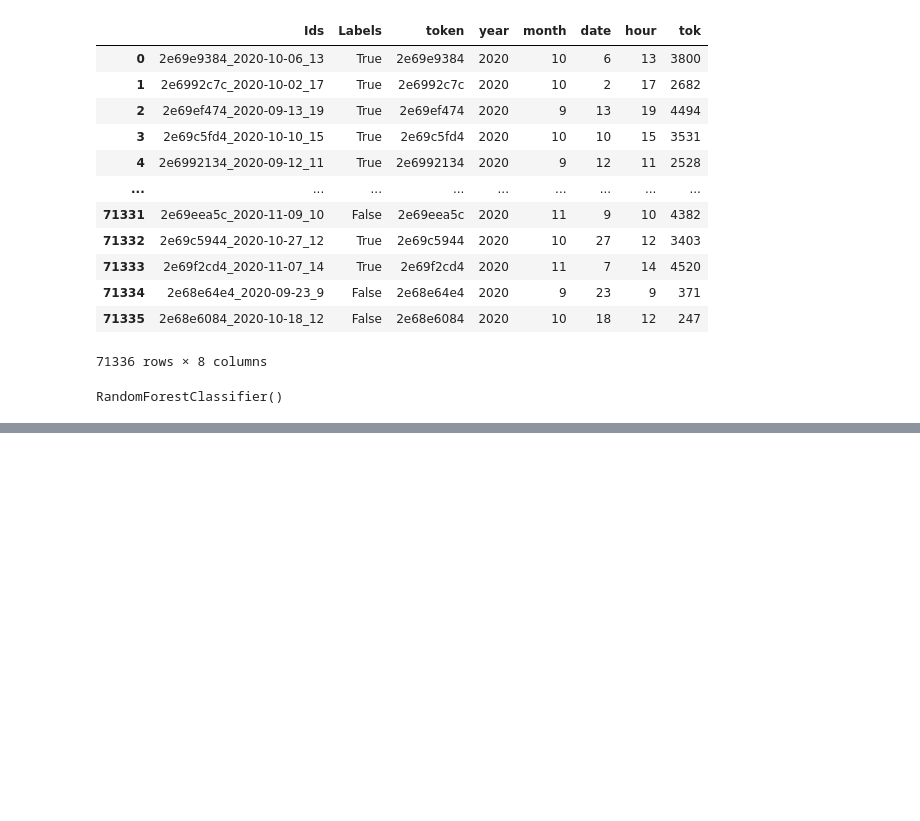
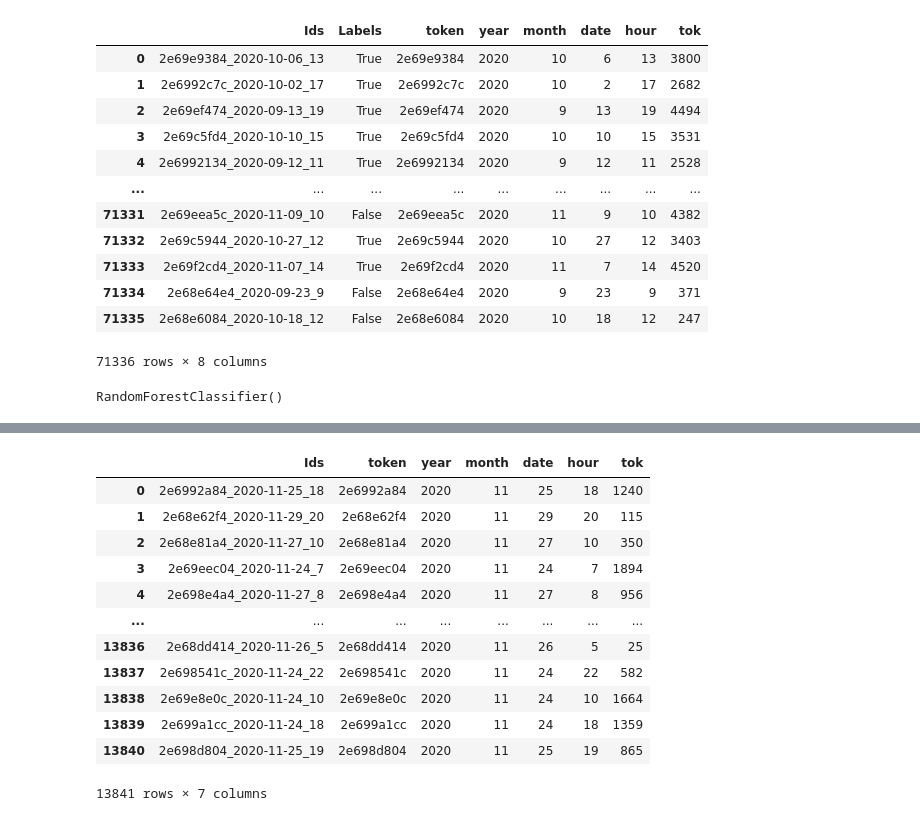
Before and after one commit to shandytp/danthon-dsw2021, a Jupyter notebook: co/code/coba_rf.ipynb, the cells around one changed output, grey strips where cells are left out. Drawn from its saved outputs; the diff is of its cells as text; code cells hidden in the pictures; blank space fills up the shorter version.

Commit message:
add gitignore, preprocessing data test, coba submit

```diff
--- a/co/code/coba_rf.ipynb
+++ b/co/code/coba_rf.ipynb
@@ -62,0 +106,2 @@ Accuracy: 0.6842203635344143
+# %%
+test = pd.read_csv('D:\Sinau\danthon-dsw2021\co\data_pre\data_test_pre.csv')
@@ -62,0 +124,2 @@ Accuracy: 0.6842203635344143
+# %%
+test['tok'] = le.fit_transform(test['token'])
@@ -62,0 +128,16 @@ Accuracy: 0.6842203635344143
+# %%
+test
+# %% [output]
+|  | Ids | token | year | month | date | hour | tok |
+| 0 | 2e6992a84_2020-11-25_18 | 2e6992a84 | 2020 | 11 | 25 | 18 | 1240 |
+| 1 | 2e68e62f4_2020-11-29_20 | 2e68e62f4 | 2020 | 11 | 29 | 20 | 115 |
+| 2 | 2e68e81a4_2020-11-27_10 | 2e68e81a4 | 2020 | 11 | 27 | 10 | 350 |
+| 3 | 2e69eec04_2020-11-24_7 | 2e69eec04 | 2020 | 11 | 24 | 7 | 1894 |
+| 4 | 2e698e4a4_2020-11-27_8 | 2e698e4a4 | 2020 | 11 | 27 | 8 | 956 |
+| ... | ... | ... | ... | ... | ... | ... | ... |
+| 13836 | 2e68dd414_2020-11-26_5 | 2e68dd414 | 2020 | 11 | 26 | 5 | 25 |
+| 13837 | 2e698541c_2020-11-24_22 | 2e698541c | 2020 | 11 | 24 | 22 | 582 |
+| 13838 | 2e69e8e0c_2020-11-24_10 | 2e69e8e0c | 2020 | 11 | 24 | 10 | 1664 |
+| 13839 | 2e699a1cc_2020-11-24_18 | 2e699a1cc | 2020 | 11 | 24 | 18 | 1359 |
+| 13840 | 2e698d804_2020-11-25_19 | 2e698d804 | 2020 | 11 | 25 | 19 | 865 |
+13841 rows × 7 columns
```
Also changed, not shown: parts of 30 cells of this notebook, 2 other files.
